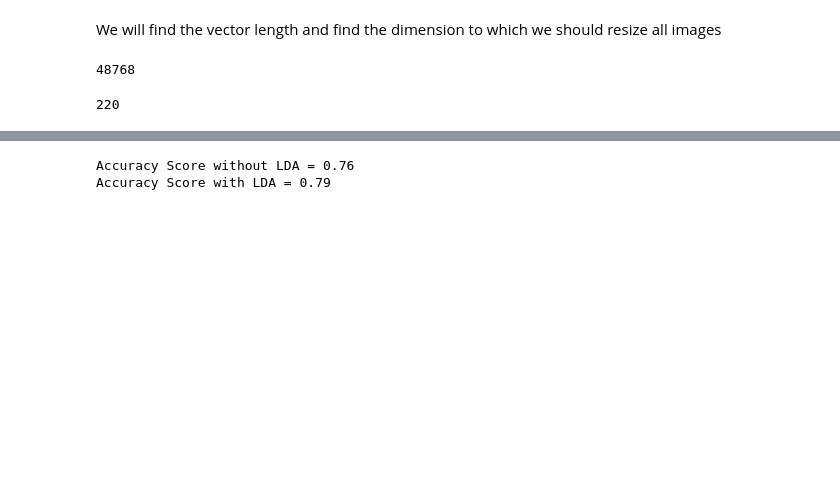
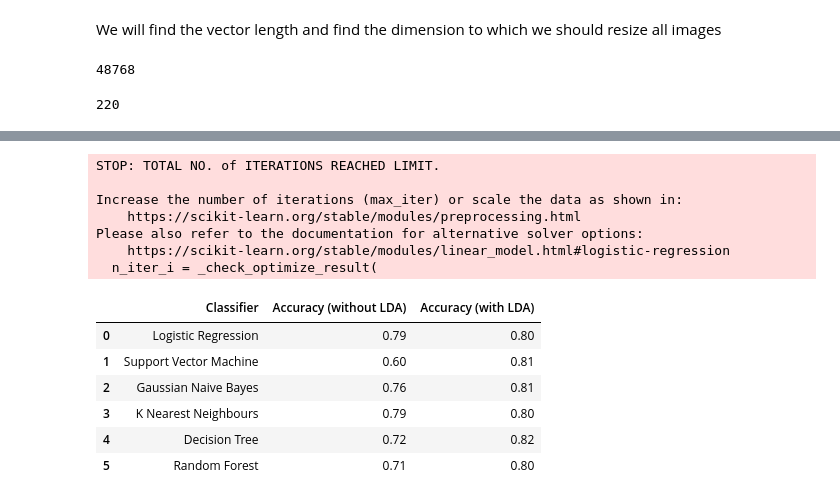
Before and after one commit to alex-ele-xela/Image-Analysis-Project, a Jupyter notebook: Pneumonia Detector/pneumonia_detector.ipynb, the cells around one changed output, grey strips where cells are left out. Saved outputs shown, nothing was run; the diff lists cells and outputs as text; code cells hidden in the pictures; blank space fills up the shorter version.

Commit message:
Using Multiple Classifiers

```diff
--- a/Pneumonia Detector/pneumonia_detector.ipynb
+++ b/Pneumonia Detector/pneumonia_detector.ipynb
@@ -302,11 +287,55 @@ LogisticRegression()
-# %%
-from sklearn.metrics import accuracy_score
-
-y_pred = logReg.predict(X_test)
-print(f"Accuracy Score without LDA = {accuracy_score(y_test, y_pred)}")
-
-y_pred = logRegLDA.predict(X_test_lda)
-print(f"Accuracy Score with LDA = {accuracy_score(y_test, y_pred)}")
-# %% [output]
-Accuracy Score without LDA = 0.76
-Accuracy Score with LDA = 0.79
+# %%
+from sklearn.linear_model import LogisticRegression
+from sklearn.svm import SVC
+from sklearn.naive_bayes import GaussianNB
+from sklearn.neighbors import KNeighborsClassifier
+from sklearn.tree import DecisionTreeClassifier
+from sklearn.ensemble import RandomForestClassifier
+
+classifiers = {
+    "Logistic Regression": LogisticRegression(),
+    "Support Vector Machine": SVC(gamma='auto'),
+    "Gaussian Naive Bayes": GaussianNB(),
+    "K Nearest Neighbours": KNeighborsClassifier(n_neighbors=3),
+    "Decision Tree": DecisionTreeClassifier(),
+    "Random Forest": RandomForestClassifier(max_depth=2)
+}
+# %%
+from sklearn.metrics import accuracy_score
+
+metrics = {
+    "Classifier": [],
+    "Accuracy (without LDA)": [],
+    "Accuracy (with LDA)": []
+}
+
+for name, clf in classifiers.items():
+    metrics['Classifier'].append(name)
+
+    clf.fit(X_train_lda, y_train)
+    y_pred = clf.predict(X_test_lda)
+    acc = accuracy_score(y_test, y_pred)
+    metrics['Accuracy (with LDA)'].append(acc)
+
+    clf.fit(X_train, y_train)
+    y_pred = clf.predict(X_test)
+    acc = accuracy_score(y_test, y_pred)
+    metrics['Accuracy (without LDA)'].append(acc)
+
+metrics = pd.DataFrame(metrics)
+metrics
+# %% [output]
+STOP: TOTAL NO. of ITERATIONS REACHED LIMIT.
+
+Increase the number of iterations (max_iter) or scale the data as shown in:
+    https://scikit-learn.org/stable/modules/preprocessing.html
+Please also refer to the documentation for alternative solver options:
+    https://scikit-learn.org/stable/modules/linear_model.html#logistic-regression
+  n_iter_i = _check_optimize_result(
+|  | Classifier | Accuracy (without LDA) | Accuracy (with LDA) |
+| 0 | Logistic Regression | 0.79 | 0.80 |
+| 1 | Support Vector Machine | 0.60 | 0.81 |
+| 2 | Gaussian Naive Bayes | 0.76 | 0.81 |
+| 3 | K Nearest Neighbours | 0.79 | 0.80 |
+| 4 | Decision Tree | 0.72 | 0.82 |
+| 5 | Random Forest | 0.71 | 0.80 |
```
Also changed, not shown: parts of 9 cells of this notebook.
